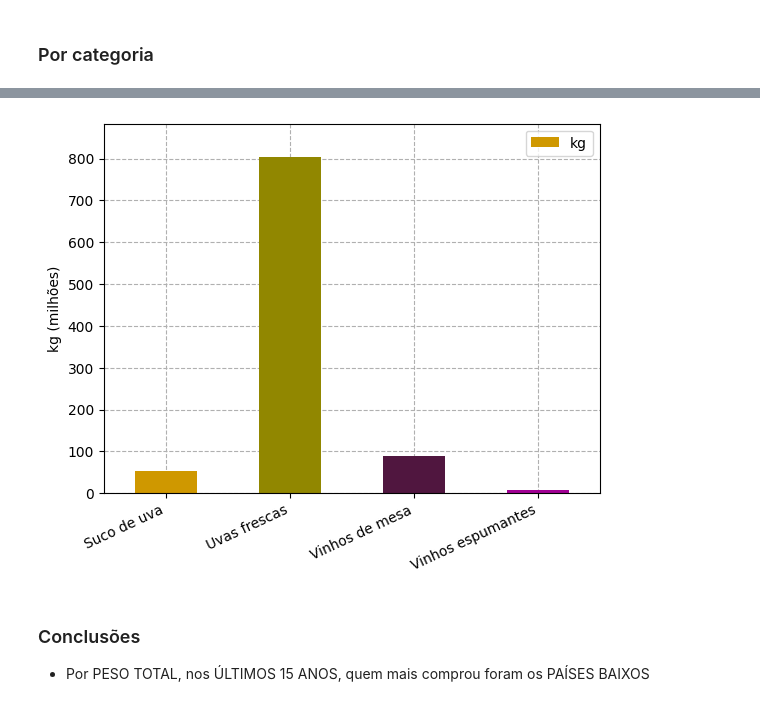
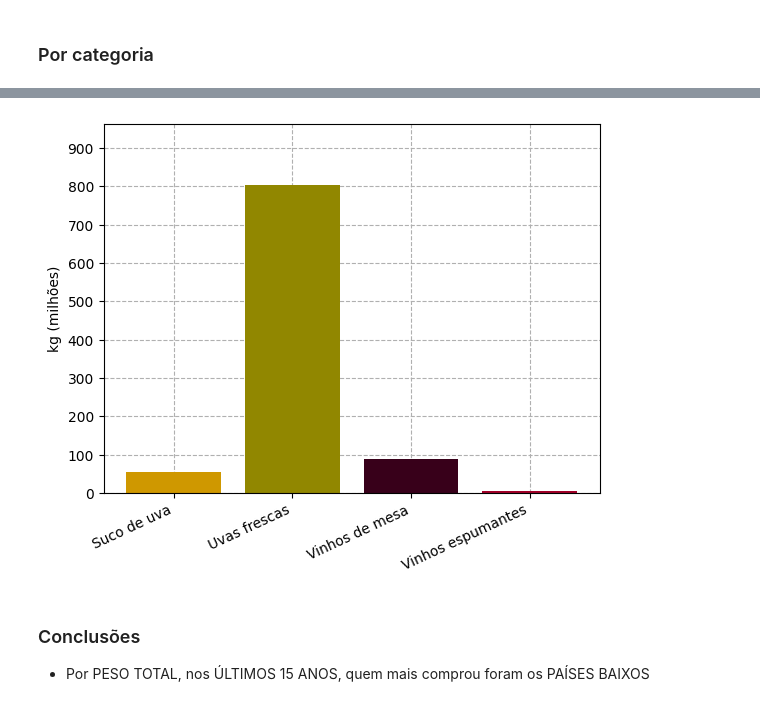
Before and after one commit to victoria-menezes/fiap-data-analytics, a Jupyter notebook: Challenge/3.1.graphing-wine.ipynb, the cells around one changed output, grey strips where cells are left out. Cells and saved outputs as stored; diff of their text form; code cells hidden in the pictures.

```diff
--- a/Challenge/3.1.graphing-wine.ipynb
+++ b/Challenge/3.1.graphing-wine.ipynb
@@ -575,0 +614,3 @@ df_exports_by_country_top10_categories
+# %%
+df = df_exports_million.loc[df_exports['pais_destino'].isin(top10_weight_by_country)].groupby(['pais_destino','tipo']).sum(True)
+df.head()
@@ -575,0 +625,5 @@ df_exports_by_country_top10_categories
+# %%
+df = df.reindex(top10_weight_by_country,level=0) # reorders them
+# %%
+df = df['kg'].unstack().reset_index()
+df.head()
@@ -575,0 +641,10 @@ df_exports_by_country_top10_categories
+# %%
+ax = df.plot(kind='bar',x='pais_destino',stacked=True, color = [type_color.get(x, '#333333') for x in df.columns[1:]])
+
+ax.axhline(media, c=colors_accent[0],ls='--')
+ax.axhline(media_top10, c=colors_accent[1], ls='--')
+ax.legend(loc='center left', bbox_to_anchor=(0.58,  0.85))
+my.rotate_label()
+ax.text(ax.get_xlim()[1]+0.1, media_top10 - 5,'Média do top 10')
+ax.text(ax.get_xlim()[1]+0.1, media - 2,'Média de todos os dados')
+my.add_grid(ax)
@@ -620,15 +687,19 @@ make_bar_graph_category(type)
 [figure]
 [figure]
 # %%
-df = df_exports_million.groupby('tipo').sum(numeric_only=True).reset_index()
-axq = df.plot(kind='bar', x='tipo', y='kg', color = [type_color.get(x, '#333333') for x in df['tipo']])
-axq.set_ylabel('kg (milhões)')
-axq.set_xlabel('')
-my.add_grid(axq)
-my.set_y_lim(df, 'kg', 0.1)
+df = df_exports_by_type
+
+fig, ax = plt.subplots()
+
+plt.bar('tipo', 'kg',data=df, color = [type_color.get(x, '#333333') for x in df['tipo']])
+
+my.set_labels(y='kg (milhões)')
+my.ticks_per_interval(ax, 100, 0, axis='y')
+my.add_grid(ax)
+my.set_y_lim(df, 'kg')
 my.rotate_label(25, 'right')
 # %% [output]
-[figure, old version]
+[figure, new version]
 # %% [markdown]
 ### Conclusões
 - Por PESO TOTAL, nos ÚLTIMOS 15 ANOS, quem mais comprou foram os PAÍSES BAIXOS
```
Also changed, not shown: parts of 56 cells of this notebook, 9 other files.
